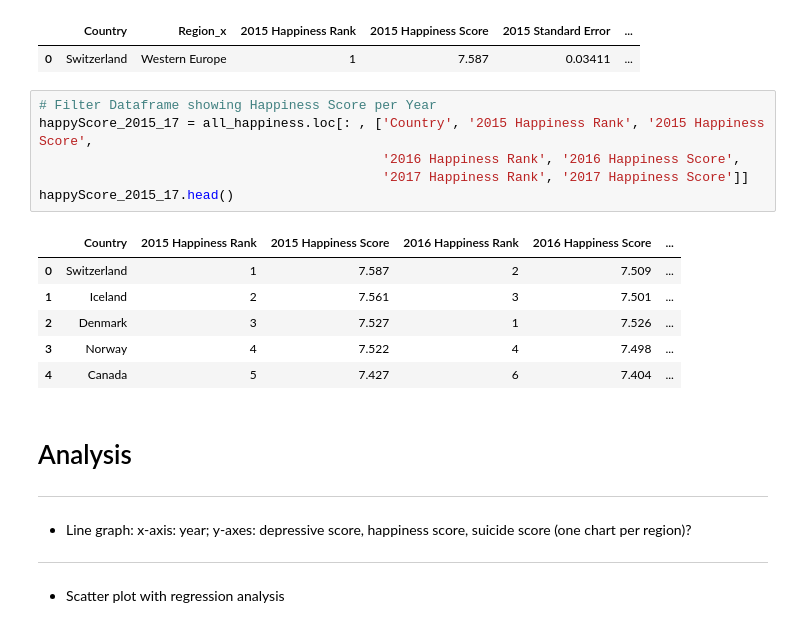
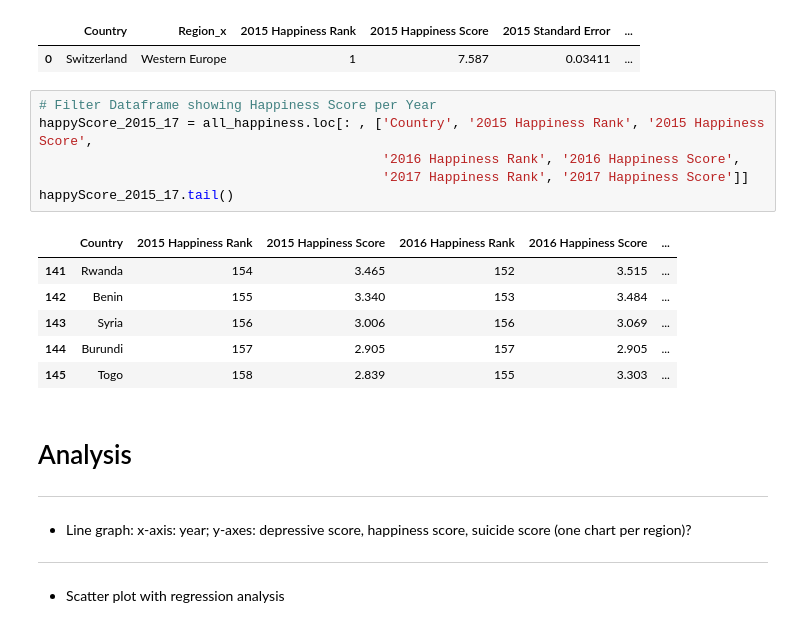
Before and after one commit to jkurtb/Suicide_squad, a Jupyter notebook: Explore-SuicideRate_Depression_HappinessIndex.ipynb, the cells around one changed output. Cells and saved outputs as stored; diff of their text form.

```diff
--- a/Explore-SuicideRate_Depression_HappinessIndex.ipynb
+++ b/Explore-SuicideRate_Depression_HappinessIndex.ipynb
@@ -394,16 +332,16 @@ all_happiness.head(1)
 # %%
 # Filter Dataframe showing Happiness Score per Year
 happyScore_2015_17 = all_happiness.loc[: , ['Country', '2015 Happiness Rank', '2015 Happiness Score',
                                             '2016 Happiness Rank', '2016 Happiness Score',
                                             '2017 Happiness Rank', '2017 Happiness Score']]
-happyScore_2015_17.head()
+happyScore_2015_17.tail()
 # %% [output]
 |  | Country | 2015 Happiness Rank | 2015 Happiness Score | 2016 Happiness Rank | 2016 Happiness Score | ... |
-| 0 | Switzerland | 1 | 7.587 | 2 | 7.509 | ... |
-| 1 | Iceland | 2 | 7.561 | 3 | 7.501 | ... |
-| 2 | Denmark | 3 | 7.527 | 1 | 7.526 | ... |
-| 3 | Norway | 4 | 7.522 | 4 | 7.498 | ... |
-| 4 | Canada | 5 | 7.427 | 6 | 7.404 | ... |
+| 141 | Rwanda | 154 | 3.465 | 152 | 3.515 | ... |
+| 142 | Benin | 155 | 3.340 | 153 | 3.484 | ... |
+| 143 | Syria | 156 | 3.006 | 156 | 3.069 | ... |
+| 144 | Burundi | 157 | 2.905 | 157 | 2.905 | ... |
+| 145 | Togo | 158 | 2.839 | 155 | 3.303 | ... |
 # %% [markdown]
 # Analysis
 ----
```
Also changed, not shown: parts of 49 cells of this notebook.
